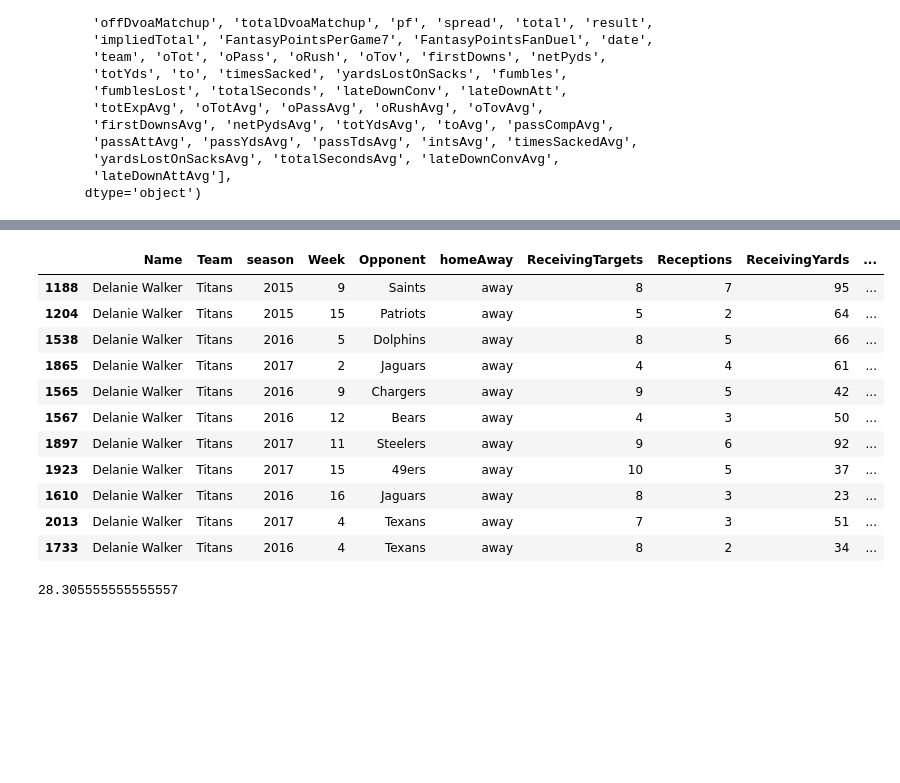
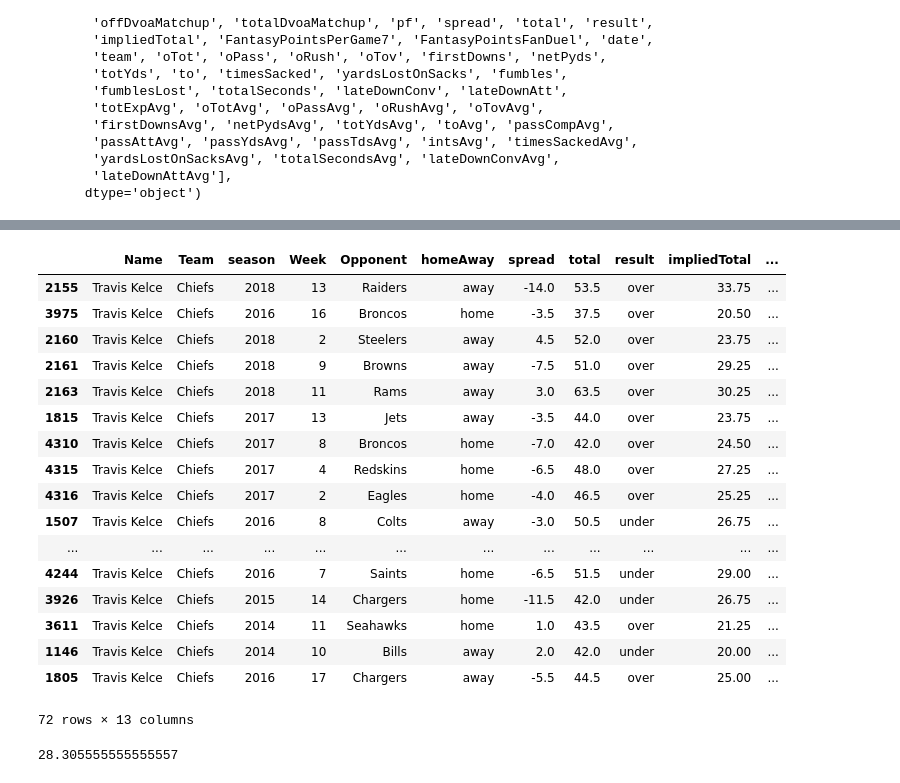
Before and after one commit to mries14/Springboard, a Jupyter notebook: Capstone2/futureWork/TEDataSetup.ipynb, the cells around one changed output, grey strips where cells are left out. Saved outputs shown, nothing was run; the diff lists cells and outputs as text; code cells hidden in the pictures; blank space fills up the shorter version.

```diff
--- a/Capstone2/futureWork/TEDataSetup.ipynb
+++ b/Capstone2/futureWork/TEDataSetup.ipynb
@@ -389,26 +389,32 @@ corr.style.background_gradient(cmap='coolwarm')
 # %% [output]
 [interactive output not drawn]
 # %%
-lookVars = ['Name', 'Team', 'season', 'Week', 'Opponent','homeAway',
-       'ReceivingTargets', 'Receptions','ReceivingYards', 'ReceivingTouchdowns','spread', 'total','result',
+lookVars = ['Name', 'Team', 'season', 'Week', 'Opponent','homeAway','spread', 'total','result',
        'impliedTotal','pf','pa', 'FantasyPointsFanDuel']
 # %%
-dw = newTes[(newTes['Name'] == 'Delanie Walker') & (newTes['season'] >= 2015)]
+dw = newTes[(newTes['Name'] == 'Travis Kelce')]
 dw[(dw['result'] == 'over') & (dw['homeAway'] == 'away')][lookVars].sort_values('FantasyPointsFanDuel',ascending=False)
-# np.mean(dw[(dw['total'] >= 44) & (dw['homeAway'] == 'home')]['FantasyPointsFanDuel'])
+dw[lookVars].sort_values('FantasyPointsFanDuel',ascending=False)
+# np.mean(dw[(dw['spread'] <= 0) & (dw['homeAway'] == 'home')]['FantasyPointsFanDuel'])
 # %% [output]
-|  | Name | Team | season | Week | Opponent | homeAway | ReceivingTargets | Receptions | ReceivingYards | ... |
-| 1188 | Delanie Walker | Titans | 2015 | 9 | Saints | away | 8 | 7 | 95 | ... |
-| 1204 | Delanie Walker | Titans | 2015 | 15 | Patriots | away | 5 | 2 | 64 | ... |
-| 1538 | Delanie Walker | Titans | 2016 | 5 | Dolphins | away | 8 | 5 | 66 | ... |
-| 1865 | Delanie Walker | Titans | 2017 | 2 | Jaguars | away | 4 | 4 | 61 | ... |
-| 1565 | Delanie Walker | Titans | 2016 | 9 | Chargers | away | 9 | 5 | 42 | ... |
-| 1567 | Delanie Walker | Titans | 2016 | 12 | Bears | away | 4 | 3 | 50 | ... |
-| 1897 | Delanie Walker | Titans | 2017 | 11 | Steelers | away | 9 | 6 | 92 | ... |
-| 1923 | Delanie Walker | Titans | 2017 | 15 | 49ers | away | 10 | 5 | 37 | ... |
-| 1610 | Delanie Walker | Titans | 2016 | 16 | Jaguars | away | 8 | 3 | 23 | ... |
-| 2013 | Delanie Walker | Titans | 2017 | 4 | Texans | away | 7 | 3 | 51 | ... |
-| 1733 | Delanie Walker | Titans | 2016 | 4 | Texans | away | 8 | 2 | 34 | ... |
+|  | Name | Team | season | Week | Opponent | homeAway | spread | total | result | impliedTotal | ... |
+| 2155 | Travis Kelce | Chiefs | 2018 | 13 | Raiders | away | -14.0 | 53.5 | over | 33.75 | ... |
+| 3975 | Travis Kelce | Chiefs | 2016 | 16 | Broncos | home | -3.5 | 37.5 | over | 20.50 | ... |
+| 2160 | Travis Kelce | Chiefs | 2018 | 2 | Steelers | away | 4.5 | 52.0 | over | 23.75 | ... |
+| 2161 | Travis Kelce | Chiefs | 2018 | 9 | Browns | away | -7.5 | 51.0 | over | 29.25 | ... |
+| 2163 | Travis Kelce | Chiefs | 2018 | 11 | Rams | away | 3.0 | 63.5 | over | 30.25 | ... |
+| 1815 | Travis Kelce | Chiefs | 2017 | 13 | Jets | away | -3.5 | 44.0 | over | 23.75 | ... |
+| 4310 | Travis Kelce | Chiefs | 2017 | 8 | Broncos | home | -7.0 | 42.0 | over | 24.50 | ... |
+| 4315 | Travis Kelce | Chiefs | 2017 | 4 | Redskins | home | -6.5 | 48.0 | over | 27.25 | ... |
+| 4316 | Travis Kelce | Chiefs | 2017 | 2 | Eagles | home | -4.0 | 46.5 | over | 25.25 | ... |
+| 1507 | Travis Kelce | Chiefs | 2016 | 8 | Colts | away | -3.0 | 50.5 | under | 26.75 | ... |
+| ... | ... | ... | ... | ... | ... | ... | ... | ... | ... | ... | ... |
+| 4244 | Travis Kelce | Chiefs | 2016 | 7 | Saints | home | -6.5 | 51.5 | under | 29.00 | ... |
+| 3926 | Travis Kelce | Chiefs | 2015 | 14 | Chargers | home | -11.5 | 42.0 | under | 26.75 | ... |
+| 3611 | Travis Kelce | Chiefs | 2014 | 11 | Seahawks | home | 1.0 | 43.5 | over | 21.25 | ... |
+| 1146 | Travis Kelce | Chiefs | 2014 | 10 | Bills | away | 2.0 | 42.0 | under | 20.00 | ... |
+| 1805 | Travis Kelce | Chiefs | 2016 | 17 | Chargers | away | -5.5 | 44.5 | over | 25.00 | ... |
+72 rows × 13 columns
 # %%
 rollAvgGameData['date'] = pd.to_datetime(rollAvgGameData['date'])
 # %%
```
Also changed, not shown: parts of 1 cell of this notebook, 1 other file.
